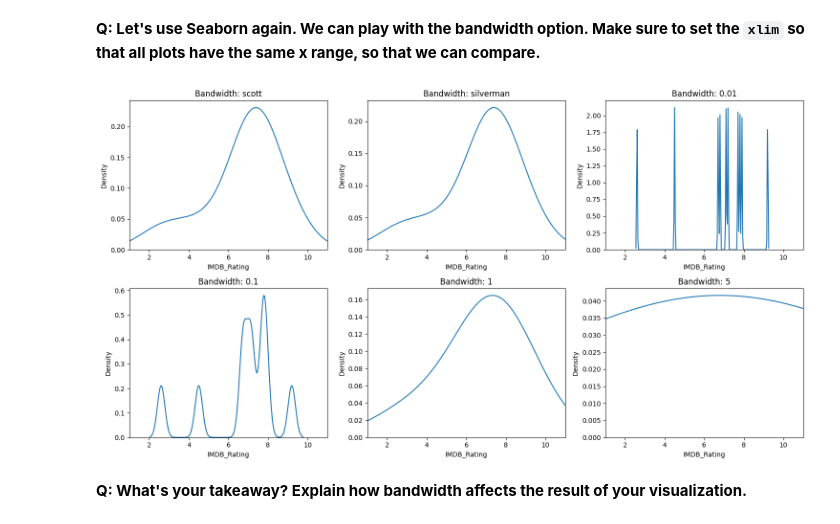
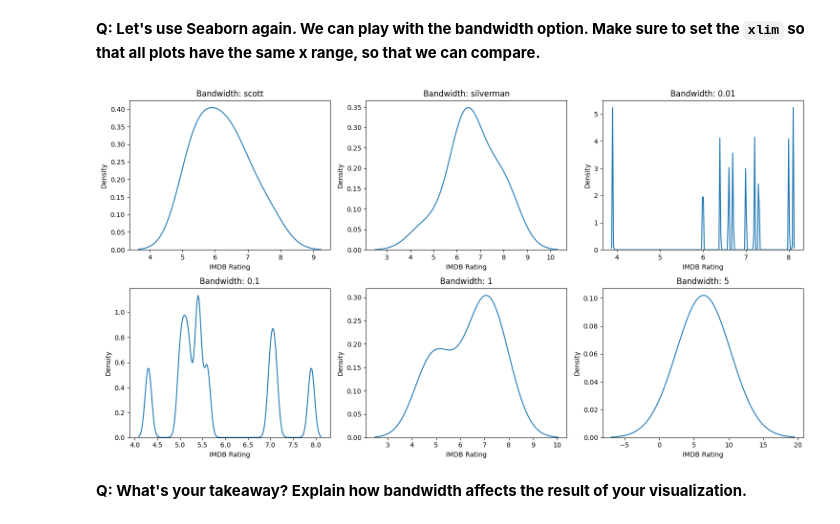
Before and after one commit to babaling/dviz-course, a Jupyter notebook: docs/m09-estimation/lab09_notebook_shin_jihye.ipynb, the cells around one changed output. Saved outputs shown, nothing was run; the diff lists cells and outputs as text; code cells hidden in the pictures.

```diff
--- a/docs/m09-estimation/lab09_notebook_shin_jihye.ipynb
+++ b/docs/m09-estimation/lab09_notebook_shin_jihye.ipynb
@@ -32,6 +32,8 @@ Although we have learned that it is dangerous to drop any missing values, we wil
 **Q: Can you drop rows that have NaN value in either `IMDB_Rating` or `Rotten_Tomatoes_Rating`?**
 # %%
 # YOUR SOLUTION HERE
+
+movies = movies.dropna(subset=['IMDB_Rating', 'Rotten_Tomatoes_Rating'])
 # %% [markdown]
 We can plot histogram and KDE using pandas:
 # %%
@@ -90,6 +101,7 @@ First, we need points to score across.
 
 # YOUR SOLUTION HERE
 
+X_vals = np.linspace(1, 10, 1000)
 X_vals[0:10]
 # %% [output]
 array([1.        , 1.00900901, 1.01801802, 1.02702703, 1.03603604,
@@ -149,4 +161,8 @@ print(sample.shape)
 # Just like we did to X_vals.
 
 # YOUR SOLUTION HERE
+sample = sample[:, np.newaxis]
+print(sample)
+print(type(sample))
+print(sample.shape)
 # %% [output]
@@ -202,0 +217,26 @@ Helpful links:
+# %%
+# YOUR SOLUTION HERE
+
+kernels = ['gaussian', 'tophat', 'epanechnikov', 'exponential', 'linear', 'cosine']
+
+def plot_kde(X_plot, movies, kernel='gaussian', sample_size=2, num_iterations=5):
+    for _ in range(num_iterations):
+        sample = np.array(movies['IMDB_Rating'].dropna().sample(sample_size))
+        sample = sample[:, np.newaxis]
+        kde = KernelDensity(kernel=kernel).fit(sample)
+        log_density = kde.score_samples(X_plot)
+        plt.plot(X_plot[:, 0], np.exp(log_density))
+
+for iteration in range(5):
+    fig, axes = plt.subplots(2, 3, figsize=(15, 10))
+    fig.suptitle(f'Kernel Density Estimation with Different Kernels - Iteration {iteration + 1}', fontsize=16)
+
+    for i, kernel in enumerate(kernels):
+        plt.subplot(2, 3, i + 1)
+        plt.title(f'Kernel: {kernel}\nSample size: 2')
+        plot_kde(X_plot, movies, kernel=kernel)
+        plt.xlabel('IMDB Rating')
+        plt.ylabel('Density')
+
+    plt.tight_layout()
+    plt.show()
@@ -205,11 +251,23 @@ Helpful links:
 # %%
 f = plt.figure(figsize=(15,8))
 bw = ['scott', 'silverman', 0.01, 0.1, 1, 5]
 sample_size = 10
 
 # YOUR SOLUTION HERE
+for i, bandwidth in enumerate(bw):
+    plt.subplot(2, 3, i + 1)
+    sample = movies['IMDB_Rating'].dropna().sample(sample_size)
+    if isinstance(bandwidth, str):
+        sns.kdeplot(sample, bw_method=bandwidth)
+    else:
+        sns.kdeplot(sample, bw_adjust=bandwidth)
+    plt.title(f'Bandwidth: {bandwidth}')
+    plt.xlabel('IMDB Rating')
+    plt.ylabel('Density')
+
 plt.tight_layout()
+plt.show()
 # %% [output]
-[figure, old version]
+[figure, new version]
 # %% [markdown]
 **Q: What's your takeaway? Explain how bandwidth affects the result of your visualization.**
```
Also changed, not shown: parts of 36 cells of this notebook, 3 other files.
